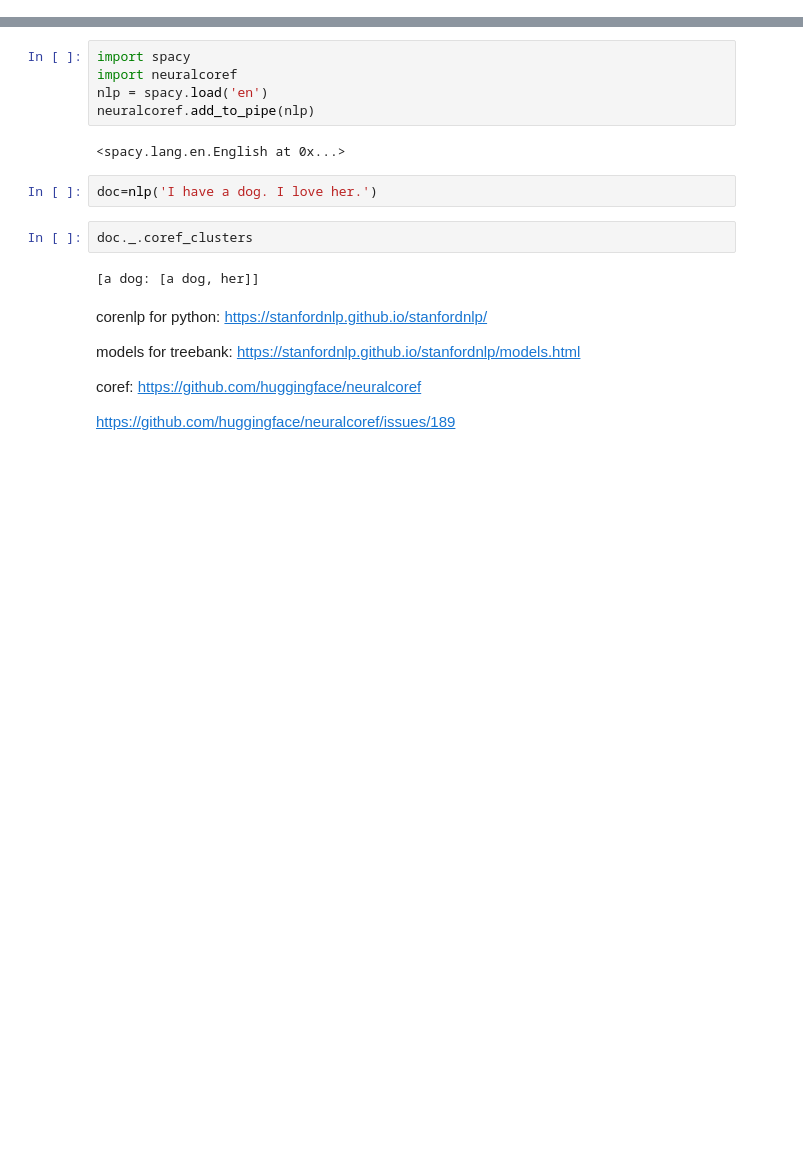
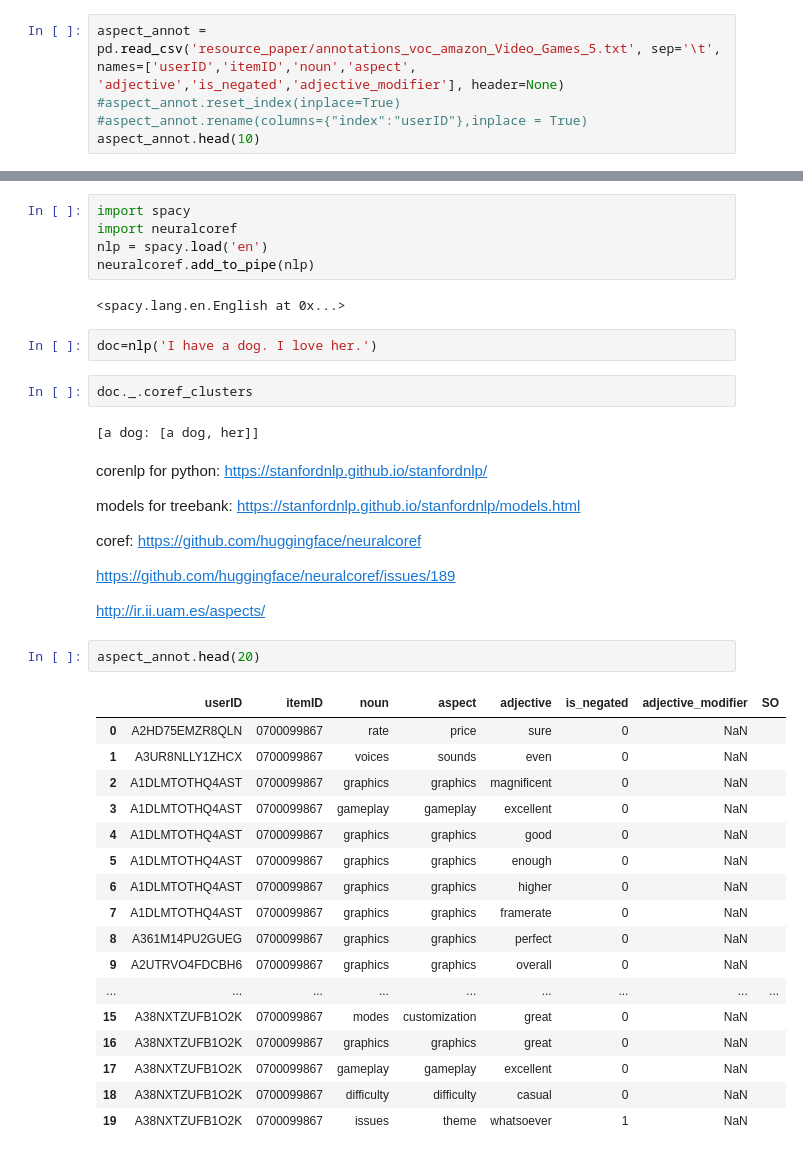
Before and after one commit to amprova/WE_research, a Jupyter notebook: Untitled.ipynb, the cells around one changed output, grey strips where cells are left out. Drawn from its saved outputs; the diff is of its cells as text; blank space fills up the shorter version.

```diff
--- a/Untitled.ipynb
+++ b/Untitled.ipynb
@@ -28,0 +55,5 @@ A
+# %%
+aspect_annot = pd.read_csv('resource_paper/annotations_voc_amazon_Video_Games_5.txt', sep='\t', names=['userID','itemID','noun','aspect', 'adjective','is_negated','adjective_modifier'], header=None)
+#aspect_annot.reset_index(inplace=True)
+#aspect_annot.rename(columns={"index":"userID"},inplace = True)
+aspect_annot.head(10)
@@ -47,3 +125,25 @@ models for treebank: https://stanfordnlp.github.io/stanfordnlp/models.html
 coref: https://github.com/huggingface/neuralcoref
 
 https://github.com/huggingface/neuralcoref/issues/189
+
+http://ir.ii.uam.es/aspects/
+# %%
+aspect_annot.head(20)
+# %% [output]
+|  | userID | itemID | noun | aspect | adjective | is_negated | adjective_modifier | SO |
+| 0 | A2HD75EMZR8QLN | 0700099867 | rate | price | sure | 0 | NaN |  |
+| 1 | A3UR8NLLY1ZHCX | 0700099867 | voices | sounds | even | 0 | NaN |  |
+| 2 | A1DLMTOTHQ4AST | 0700099867 | graphics | graphics | magnificent | 0 | NaN |  |
+| 3 | A1DLMTOTHQ4AST | 0700099867 | gameplay | gameplay | excellent | 0 | NaN |  |
+| 4 | A1DLMTOTHQ4AST | 0700099867 | graphics | graphics | good | 0 | NaN |  |
+| 5 | A1DLMTOTHQ4AST | 0700099867 | graphics | graphics | enough | 0 | NaN |  |
+| 6 | A1DLMTOTHQ4AST | 0700099867 | graphics | graphics | higher | 0 | NaN |  |
+| 7 | A1DLMTOTHQ4AST | 0700099867 | graphics | graphics | framerate | 0 | NaN |  |
+| 8 | A361M14PU2GUEG | 0700099867 | graphics | graphics | perfect | 0 | NaN |  |
+| 9 | A2UTRVO4FDCBH6 | 0700099867 | graphics | graphics | overall | 0 | NaN |  |
+| ... | ... | ... | ... | ... | ... | ... | ... | ... |
+| 15 | A38NXTZUFB1O2K | 0700099867 | modes | customization | great | 0 | NaN |  |
+| 16 | A38NXTZUFB1O2K | 0700099867 | graphics | graphics | great | 0 | NaN |  |
+| 17 | A38NXTZUFB1O2K | 0700099867 | gameplay | gameplay | excellent | 0 | NaN |  |
+| 18 | A38NXTZUFB1O2K | 0700099867 | difficulty | difficulty | casual | 0 | NaN |  |
+| 19 | A38NXTZUFB1O2K | 0700099867 | issues | theme | whatsoever | 1 | NaN |  |
```
Also changed, not shown: parts of 20 cells of this notebook, 3 other files.
